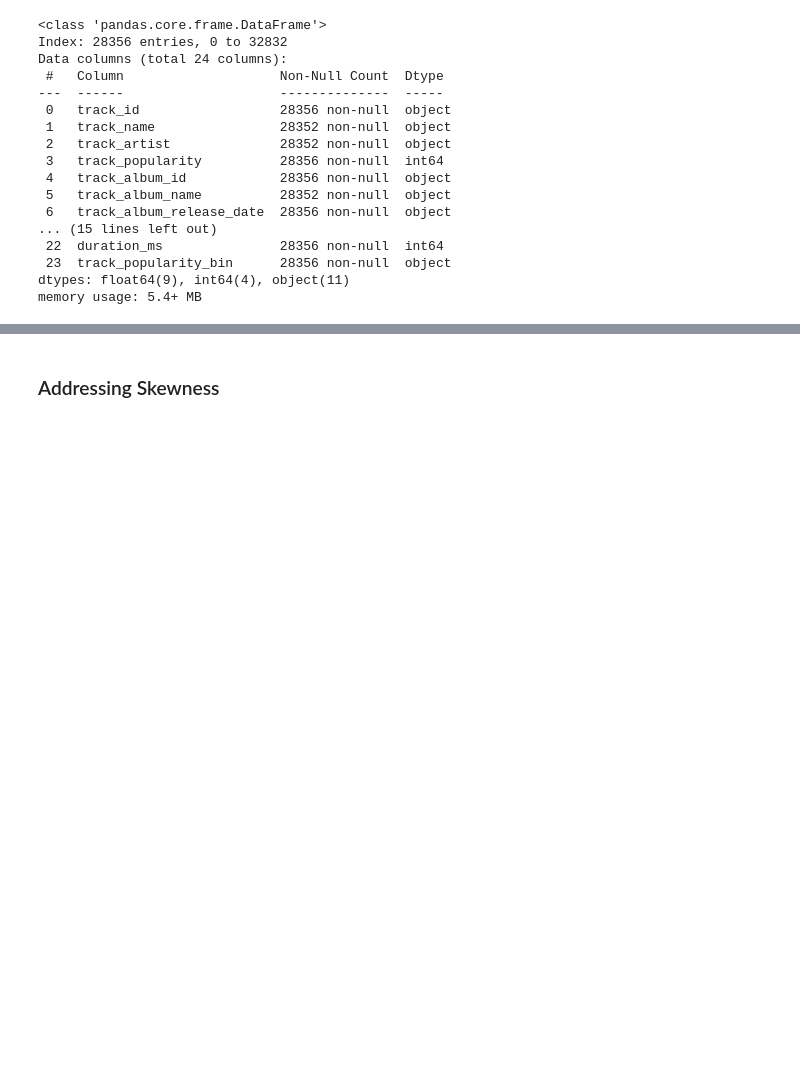
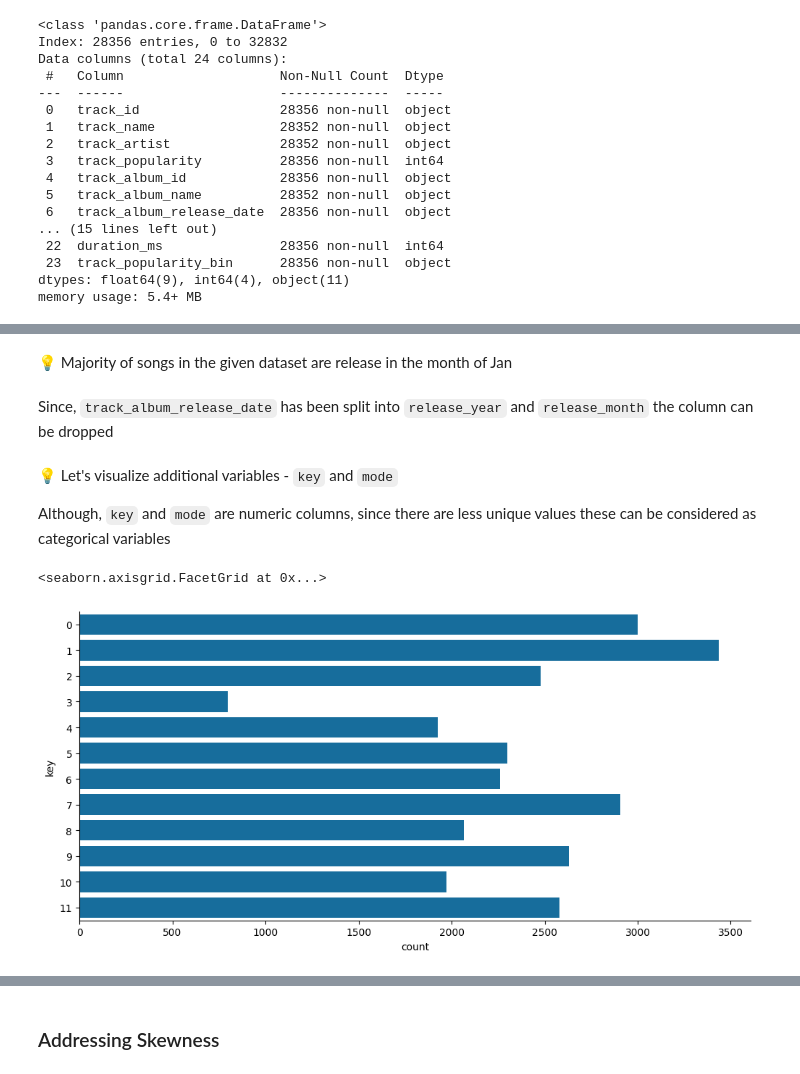
Before and after one commit to vas610/cmpinf-2100_introduction_data_centric_computing, a Jupyter notebook: week14/assignment/eda/Srinivasa_Raghavan_Vasanth_Madhavan_Final_Exam_1_Main.ipynb, the cells around one changed output, grey strips where cells are left out. Saved outputs shown, nothing was run; the diff lists cells and outputs as text; code cells hidden in the pictures; blank space fills up the shorter version.

```diff
--- a/week14/assignment/eda/Srinivasa_Raghavan_Vasanth_Madhavan_Final_Exam_1_Main.ipynb
+++ b/week14/assignment/eda/Srinivasa_Raghavan_Vasanth_Madhavan_Final_Exam_1_Main.ipynb
@@ -148,0 +244,2 @@ df.drop(['track_id','track_album_id','playlist_id','track_artist','playlist_name
+# %%
+df['release_year'] = df.track_album_release_date.dt.year
@@ -148,0 +252,4 @@ df.drop(['track_id','track_album_id','playlist_id','track_artist','playlist_name
+# %%
+df['release_year_bin'] = np.where( df.release_year < 2010 , 'older', 'recent')
+# %%
+df['release_month'] = df.track_album_release_date.dt.month
@@ -148,0 +260,15 @@ df.drop(['track_id','track_album_id','playlist_id','track_artist','playlist_name
+# %% [markdown]
+💡 Majority of songs in the given dataset are release in the month of Jan
+# %% [markdown]
+Since, `track_album_release_date` has been split into `release_year` and `release_month` the column can be dropped
+# %%
+df.drop(['track_album_release_date'], axis=1, inplace=True)
+# %% [markdown]
+💡 Let's visualize additional variables - `key` and `mode`
+
+Although, `key` and `mode` are numeric columns, since there are less unique values these can be considered as categorical variables
+# %%
+sns.catplot(data = df, y='key', kind='count', height=5, aspect=2)
+# %% [output]
+<seaborn.axisgrid.FacetGrid at 0x...>
+[figure, added]
```
Also changed, not shown: parts of 33 cells of this notebook.
